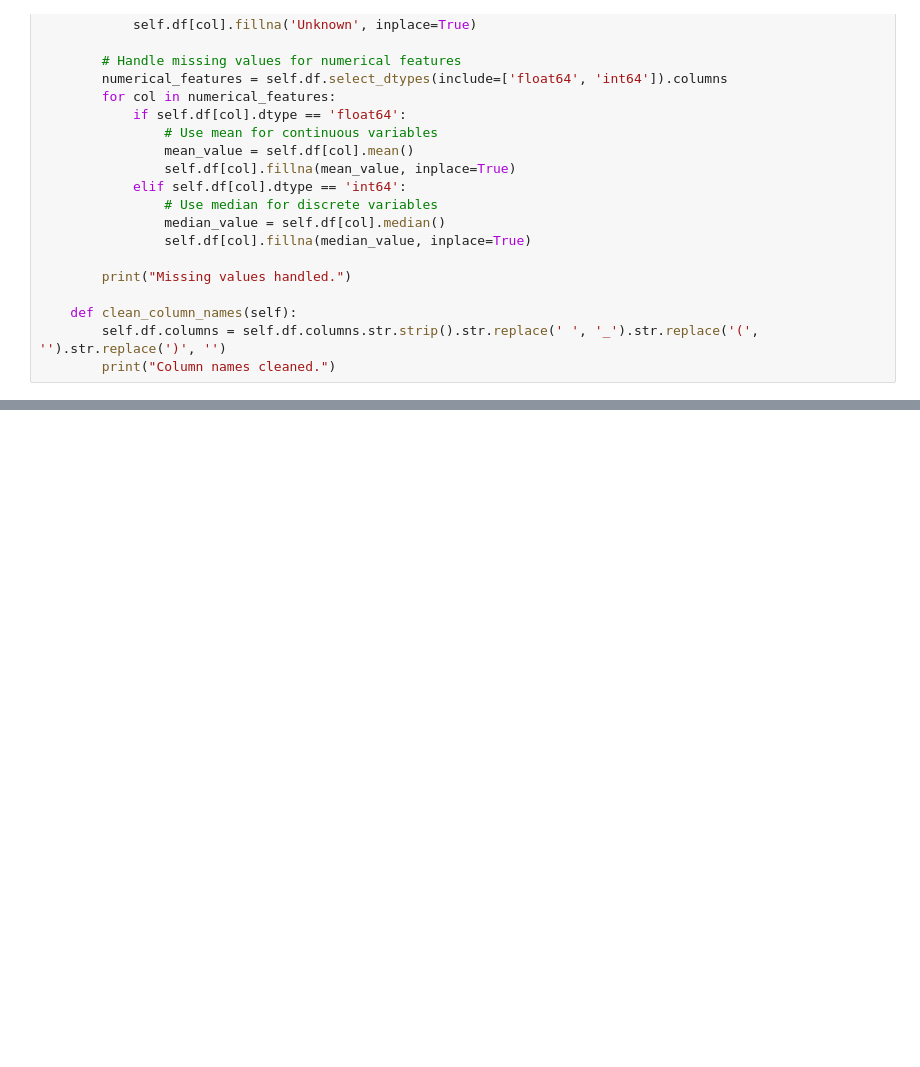
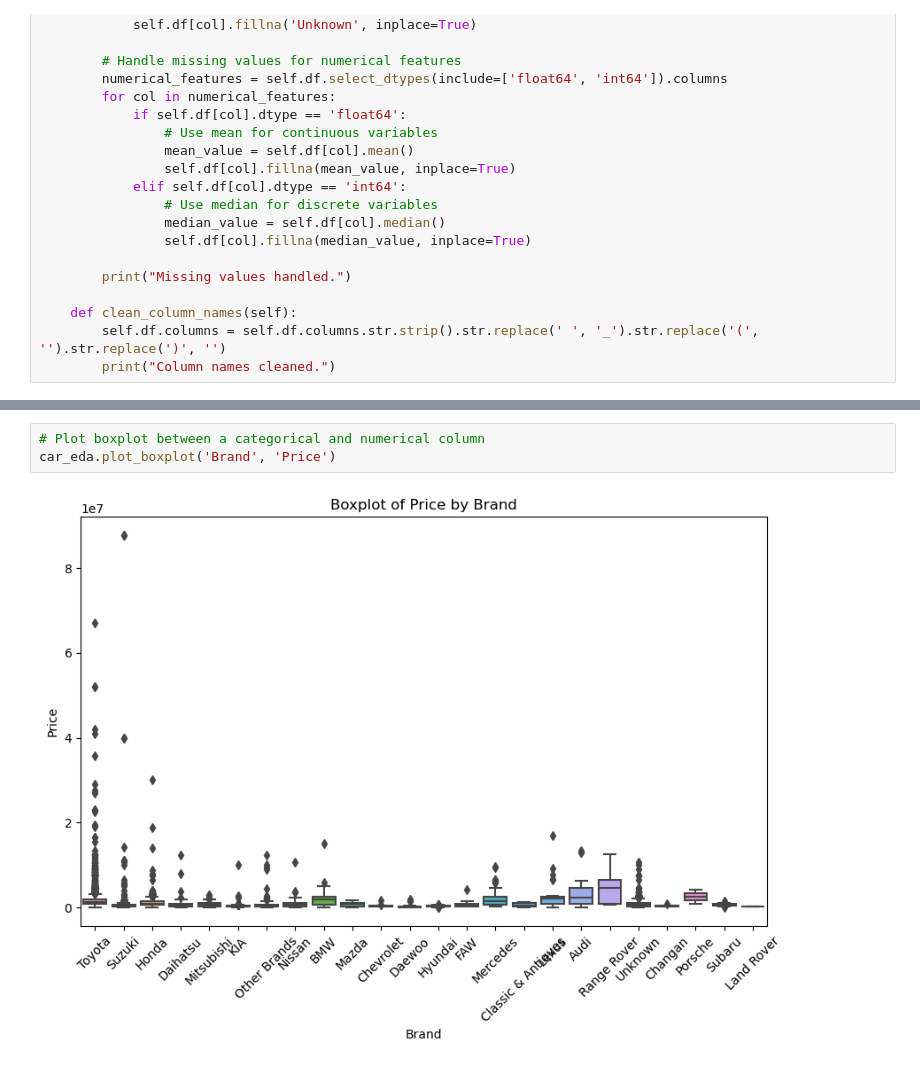
Before and after one commit to jakkkc/car_analysis, a Jupyter notebook: Untitled.ipynb, the cells around one changed output, grey strips where cells are left out. Drawn from its saved outputs; the diff is of its cells as text; blank space fills up the shorter version.

```diff
--- a/Untitled.ipynb
+++ b/Untitled.ipynb
@@ -195,0 +307,5 @@ car_cleaner.plot_missing_values_heatmap()
+# %%
+# Plot boxplot between a categorical and numerical column
+car_eda.plot_boxplot('Brand', 'Price')
+# %% [output]
+[figure, added]
```
Also changed, not shown: parts of 6 cells of this notebook.
